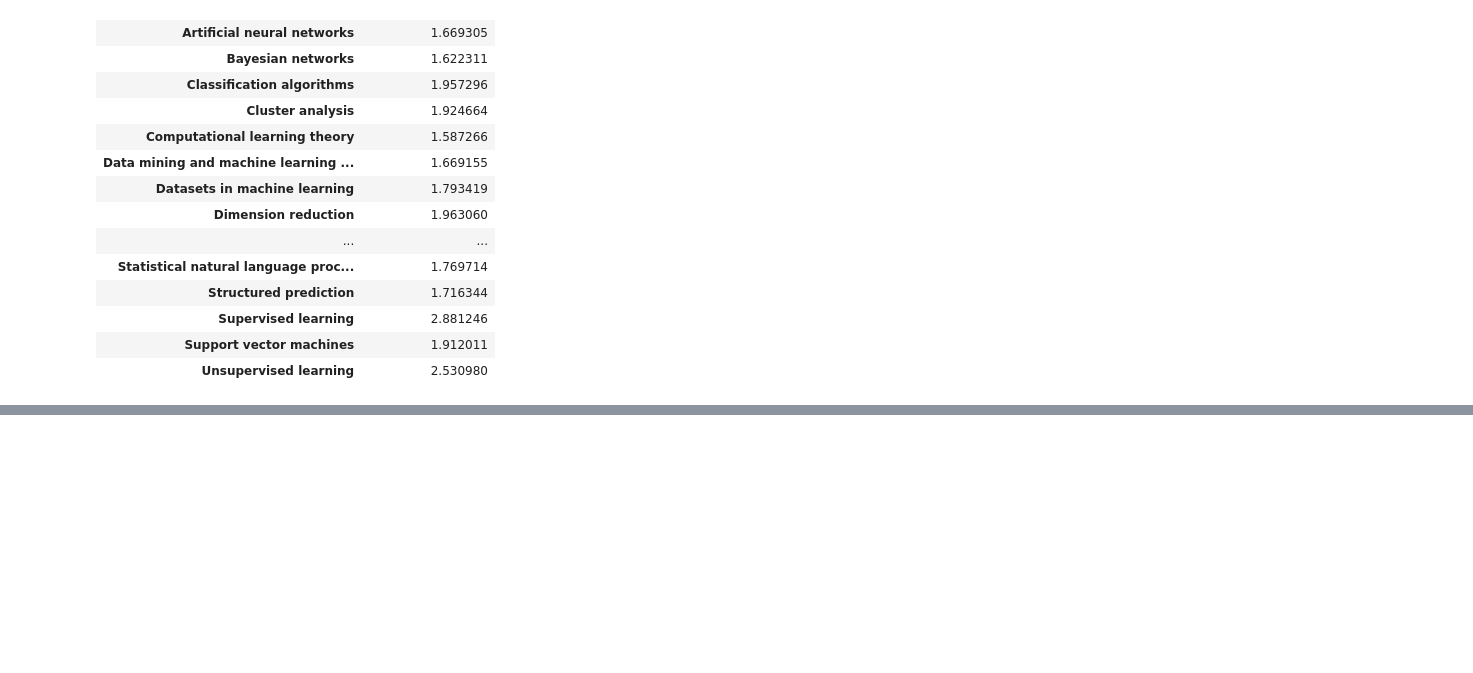
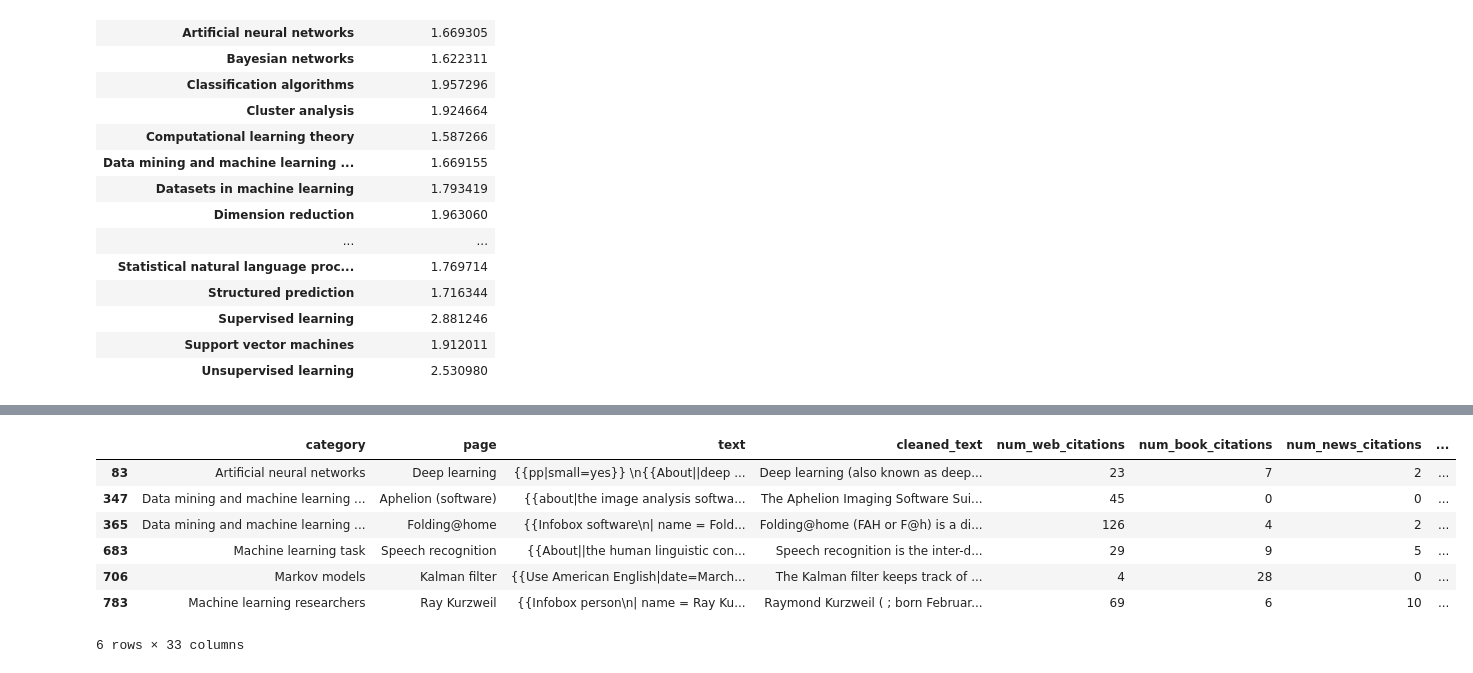
Before and after one commit to Beige-Coffee/Wikipedia-Knowledge-Graph, a Jupyter notebook: EDA/Wiki_scraper.ipynb, the cells around one changed output, grey strips where cells are left out. Saved outputs shown, nothing was run; the diff lists cells and outputs as text; code cells hidden in the pictures; blank space fills up the shorter version.

```diff
--- a/EDA/Wiki_scraper.ipynb
+++ b/EDA/Wiki_scraper.ipynb
@@ -313,0 +278,11 @@ data[data['text'].str.len() <= 1000]
+# %%
+data[data['Predicted_Quality'] >= 4]
+# %% [output]
+|  | category | page | text | cleaned_text | num_web_citations | num_book_citations | num_news_citations | ... |
+| 83 | Artificial neural networks | Deep learning | {{pp|small=yes}} \n{{About||deep ... | Deep learning (also known as deep... | 23 | 7 | 2 | ... |
+| 347 | Data mining and machine learning ... | Aphelion (software) | {{about|the image analysis softwa... | The Aphelion Imaging Software Sui... | 45 | 0 | 0 | ... |
+| 365 | Data mining and machine learning ... | Folding@home | {{Infobox software\n| name = Fold... | Folding@home (FAH or F@h) is a di... | 126 | 4 | 2 | ... |
+| 683 | Machine learning task | Speech recognition | {{About||the human linguistic con... | Speech recognition is the inter-d... | 29 | 9 | 5 | ... |
+| 706 | Markov models | Kalman filter | {{Use American English|date=March... | The Kalman filter keeps track of ... | 4 | 28 | 0 | ... |
+| 783 | Machine learning researchers | Ray Kurzweil | {{Infobox person\n| name = Ray Ku... | Raymond Kurzweil ( ; born Februar... | 69 | 6 | 10 | ... |
+6 rows × 33 columns
```
Also changed, not shown: parts of 6 cells of this notebook, 8 other files.
